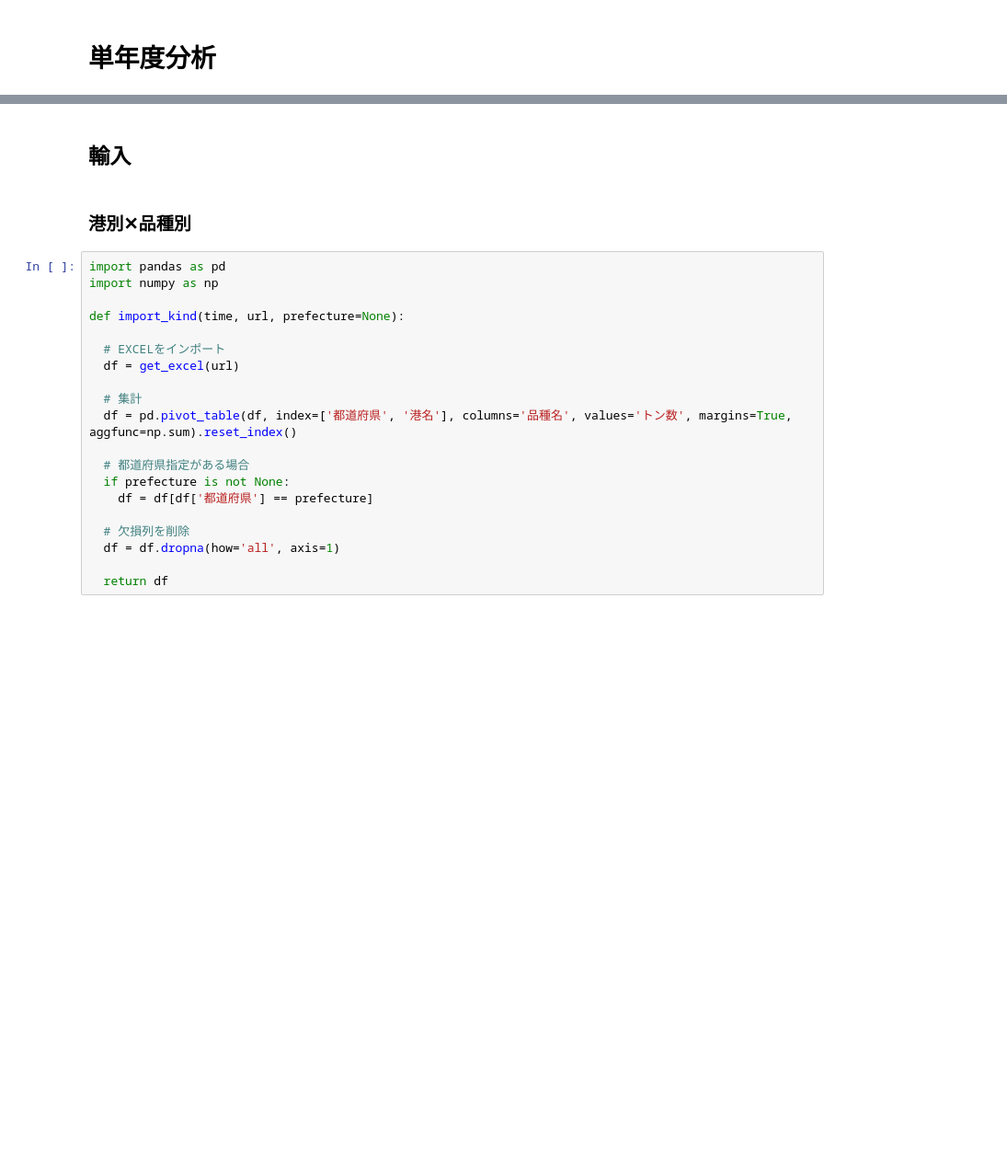
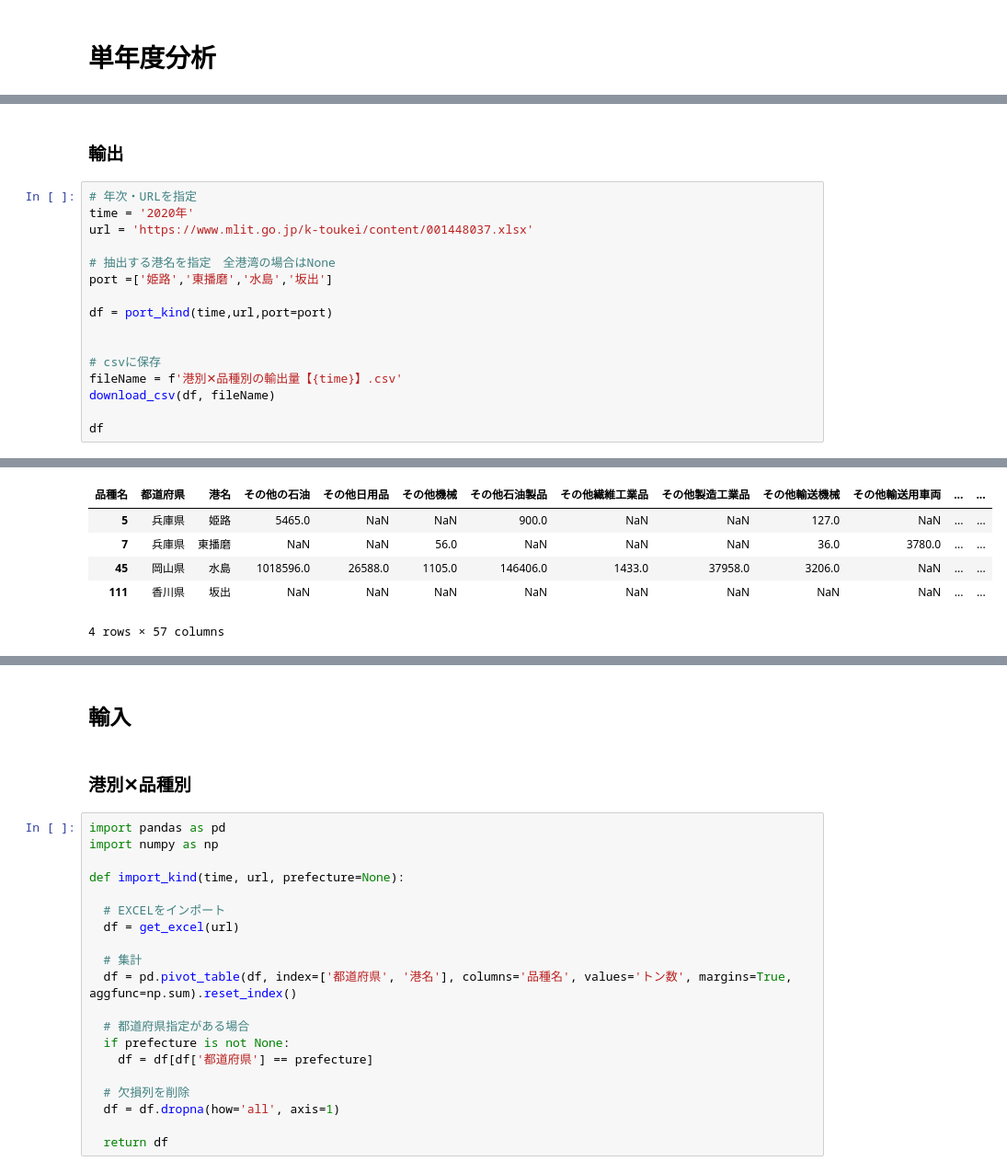
Before and after one commit to dicechick373/google-colab, a Jupyter notebook: 2022_kouwan/港湾統計（全国）.ipynb, the cells around one changed output, grey strips where cells are left out. Shown at 92% size. Drawn from its saved outputs; the diff is of its cells as text; blank space fills up the shorter version.

```diff
--- a/2022_kouwan/港湾統計（全国）.ipynb
+++ b/2022_kouwan/港湾統計（全国）.ipynb
@@ -48,0 +139,19 @@ def download_csv(df, fileName):
+# %% [markdown]
+### 輸出
+# %%
+# 年次・URLを指定
+time = '2020年'
+url = 'https://www.mlit.go.jp/k-toukei/content/001448037.xlsx'
+
+# 抽出する港名を指定　全港湾の場合はNone
+port =['姫路','東播磨','水島','坂出']
+
+df = port_kind(time,url,port=port)
+
+
+# csvに保存
+fileName = f'港別✕品種別の輸出量【{time}】.csv'
+download_csv(df, fileName)
+
+df
+# %% [output]
@@ -48,0 +160,6 @@ def download_csv(df, fileName):
+| 品種名 | 都道府県 | 港名 | その他の石油 | その他日用品 | その他機械 | その他石油製品 | その他繊維工業品 | その他製造工業品 | その他輸送機械 | その他輸送用車両 | ... | ... |
+| 5 | 兵庫県 | 姫路 | 5465.0 | NaN | NaN | 900.0 | NaN | NaN | 127.0 | NaN | ... | ... |
+| 7 | 兵庫県 | 東播磨 | NaN | NaN | 56.0 | NaN | NaN | NaN | 36.0 | 3780.0 | ... | ... |
+| 45 | 岡山県 | 水島 | 1018596.0 | 26588.0 | 1105.0 | 146406.0 | 1433.0 | 37958.0 | 3206.0 | NaN | ... | ... |
+| 111 | 香川県 | 坂出 | NaN | NaN | NaN | NaN | NaN | NaN | NaN | NaN | ... | ... |
+4 rows × 57 columns
```
Also changed, not shown: parts of 16 cells of this notebook.
